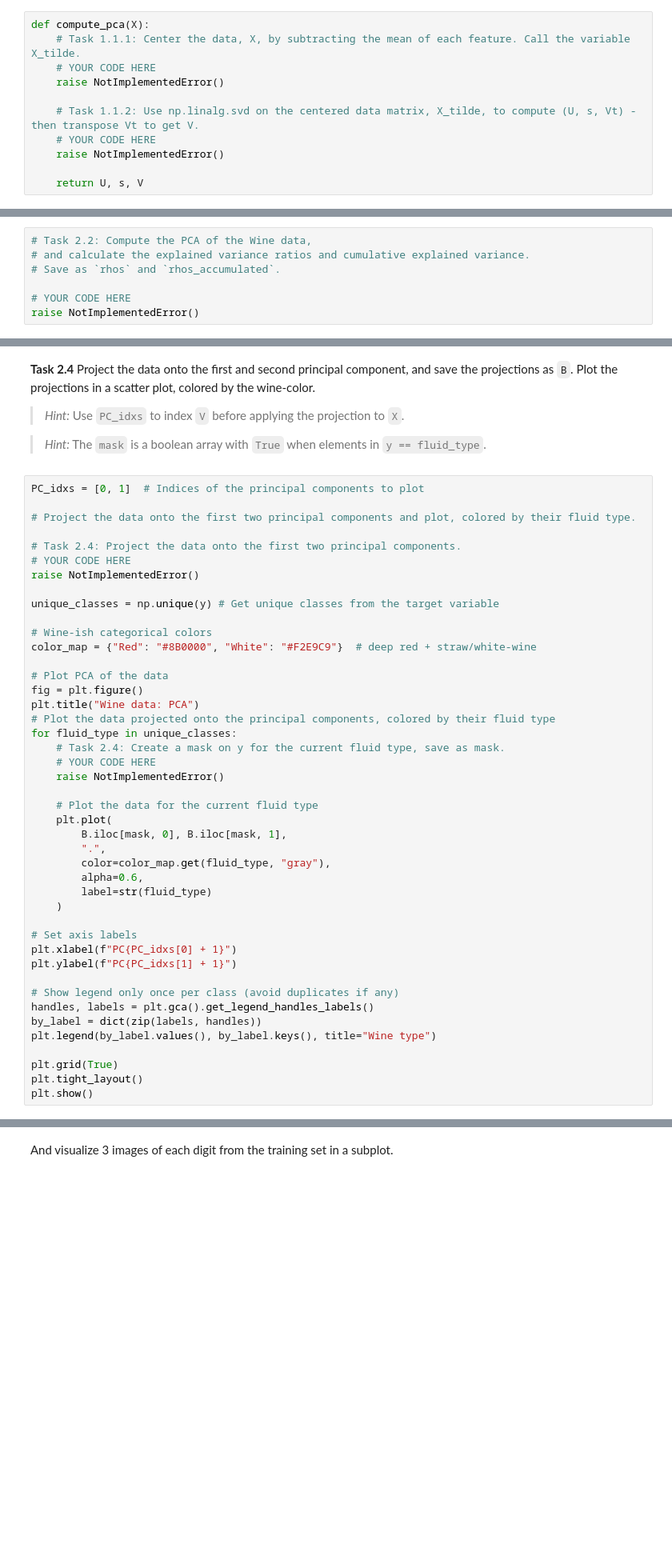
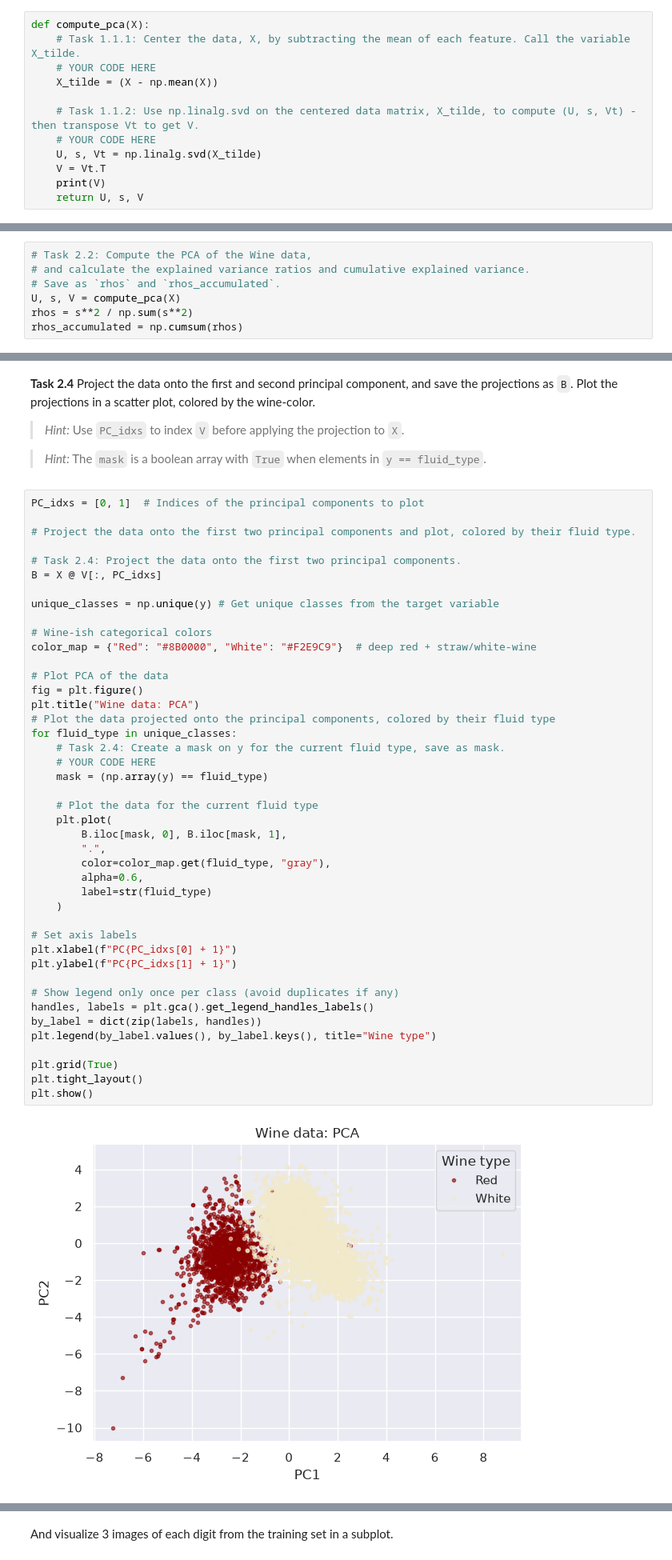
Before and after one commit to NicolaiNielsen/02452exercises, a Jupyter notebook: week3/exercise3.ipynb, the cells around one changed output, grey strips where cells are left out. Shown at 80% size. Drawn from its saved outputs; the diff is of its cells as text; blank space fills up the shorter version.

```diff
--- a/week3/exercise3.ipynb
+++ b/week3/exercise3.ipynb
@@ -180,12 +180,13 @@ By following the above formulas, we can now define a function `compute_pca(X)` t
 def compute_pca(X):
     # Task 1.1.1: Center the data, X, by subtracting the mean of each feature. Call the variable X_tilde.
     # YOUR CODE HERE
-    raise NotImplementedError()
+    X_tilde = (X - np.mean(X))
 
     # Task 1.1.2: Use np.linalg.svd on the centered data matrix, X_tilde, to compute (U, s, Vt) - then transpose Vt to get V.
     # YOUR CODE HERE
-    raise NotImplementedError()
-
+    U, s, Vt = np.linalg.svd(X_tilde)
+    V = Vt.T
+    print(V)
     return U, s, V
 # %% [markdown]
 **Task 1.2:** Compute the PCA and validate the output
@@ -499,6 +564,6 @@ raise NotImplementedError()
 # Task 2.2: Compute the PCA of the Wine data,
 # and calculate the explained variance ratios and cumulative explained variance.
 # Save as `rhos` and `rhos_accumulated`.
-
-# YOUR CODE HERE
-raise NotImplementedError()
+U, s, V = compute_pca(X)
+rhos = s**2 / np.sum(s**2)
+rhos_accumulated = np.cumsum(rhos)
@@ -535,8 +620,7 @@ PC_idxs = [0, 1]  # Indices of the principal components to plot
 # Project the data onto the first two principal components and plot, colored by their fluid type.
 
 # Task 2.4: Project the data onto the first two principal components.
-# YOUR CODE HERE
-raise NotImplementedError()
+B = X @ V[:, PC_idxs]
 
 unique_classes = np.unique(y) # Get unique classes from the target variable
 
@@ -545,34 +629,36 @@ color_map = {"Red": "#8B0000", "White": "#F2E9C9"}  # deep red + straw/white-win
 
 # Plot PCA of the data
 fig = plt.figure()
 plt.title("Wine data: PCA")
 # Plot the data projected onto the principal components, colored by their fluid type
 for fluid_type in unique_classes:
     # Task 2.4: Create a mask on y for the current fluid type, save as mask.
     # YOUR CODE HERE
-    raise NotImplementedError()
+    mask = (np.array(y) == fluid_type)
 
     # Plot the data for the current fluid type
     plt.plot(
         B.iloc[mask, 0], B.iloc[mask, 1],
         ".",
         color=color_map.get(fluid_type, "gray"),
         alpha=0.6,
         label=str(fluid_type)
     )
 
 # Set axis labels
 plt.xlabel(f"PC{PC_idxs[0] + 1}")
 plt.ylabel(f"PC{PC_idxs[1] + 1}")
 
 # Show legend only once per class (avoid duplicates if any)
 handles, labels = plt.gca().get_legend_handles_labels()
 by_label = dict(zip(labels, handles))
 plt.legend(by_label.values(), by_label.keys(), title="Wine type")
 
 plt.grid(True)
 plt.tight_layout()
 plt.show()
+# %% [output]
+[figure, added]
 # %% [markdown]
 **Task 2.5:** What are the benefits of visualizing the data by the projection given by PCA over plotting two of the original data dimensions against each other?
 - *Answer:*
```
Also changed, not shown: parts of 44 cells of this notebook.
